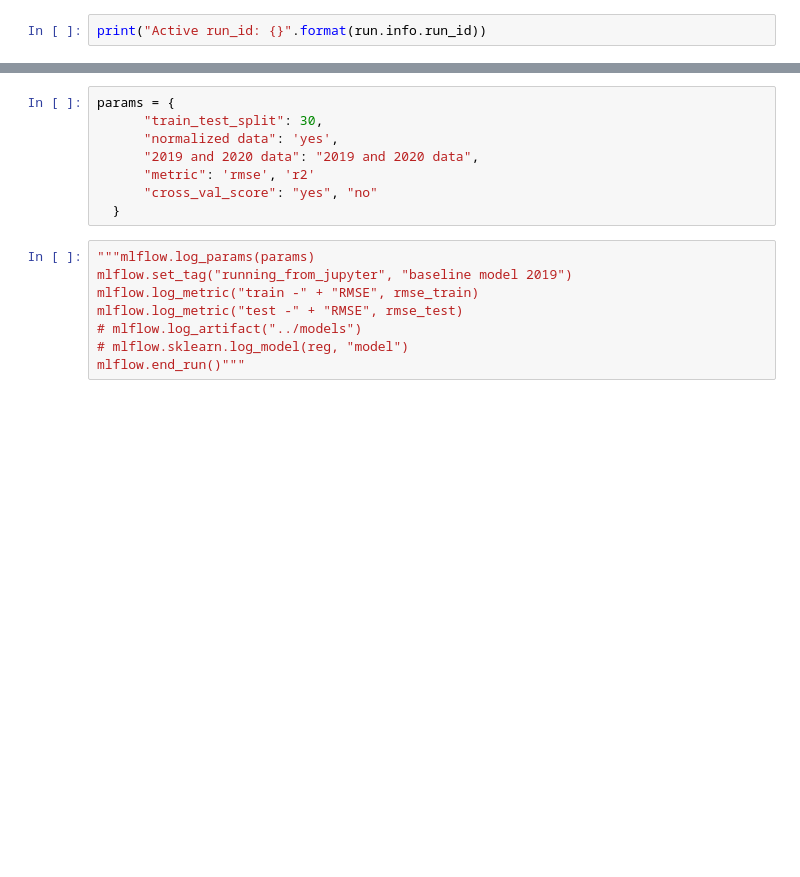
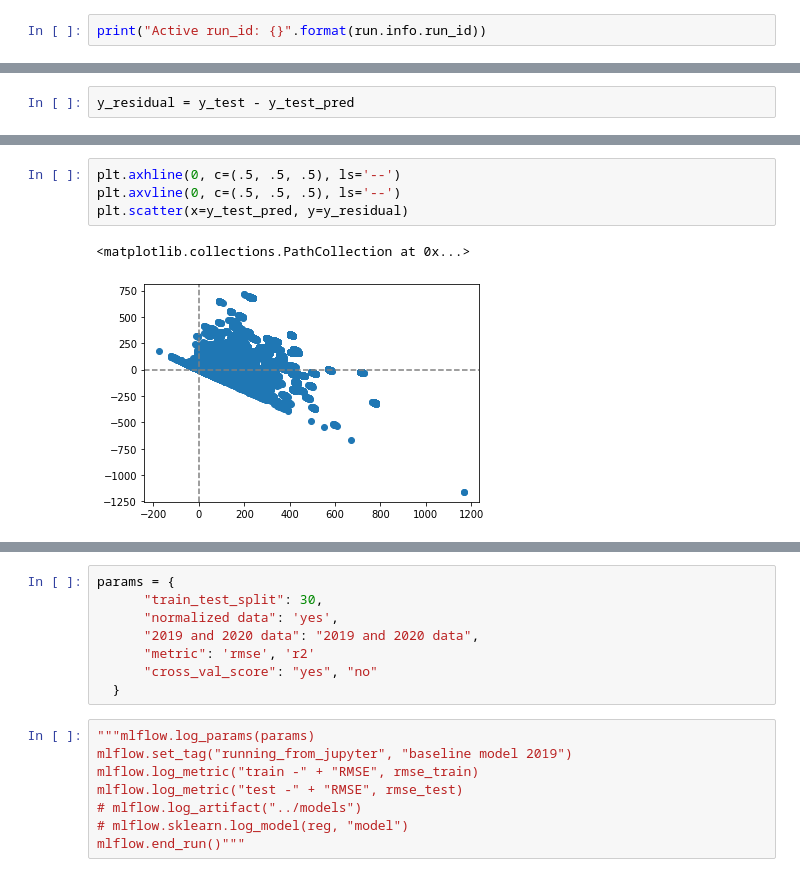
Before and after one commit to neue-fische-traum/traum-preis, a Jupyter notebook: notebooks/model_residuals_and_crossvalidation.ipynb, the cells around one changed output, grey strips where cells are left out. Cells and saved outputs as stored; diff of their text form; blank space fills up the shorter version.

```diff
--- a/notebooks/model_residuals_and_crossvalidation.ipynb
+++ b/notebooks/model_residuals_and_crossvalidation.ipynb
@@ -138,0 +258,2 @@ print(cross_val_score(reg, X, Y, cv=10, scoring='r2').mean())
+# %%
+y_residual = y_test - y_test_pred
@@ -138,0 +290,7 @@ print(cross_val_score(reg, X, Y, cv=10, scoring='r2').mean())
+# %%
+plt.axhline(0, c=(.5, .5, .5), ls='--')
+plt.axvline(0, c=(.5, .5, .5), ls='--')
+plt.scatter(x=y_test_pred, y=y_residual)
+# %% [output]
+<matplotlib.collections.PathCollection at 0x...>
+[figure, added]
```
Also changed, not shown: parts of 30 cells of this notebook.
